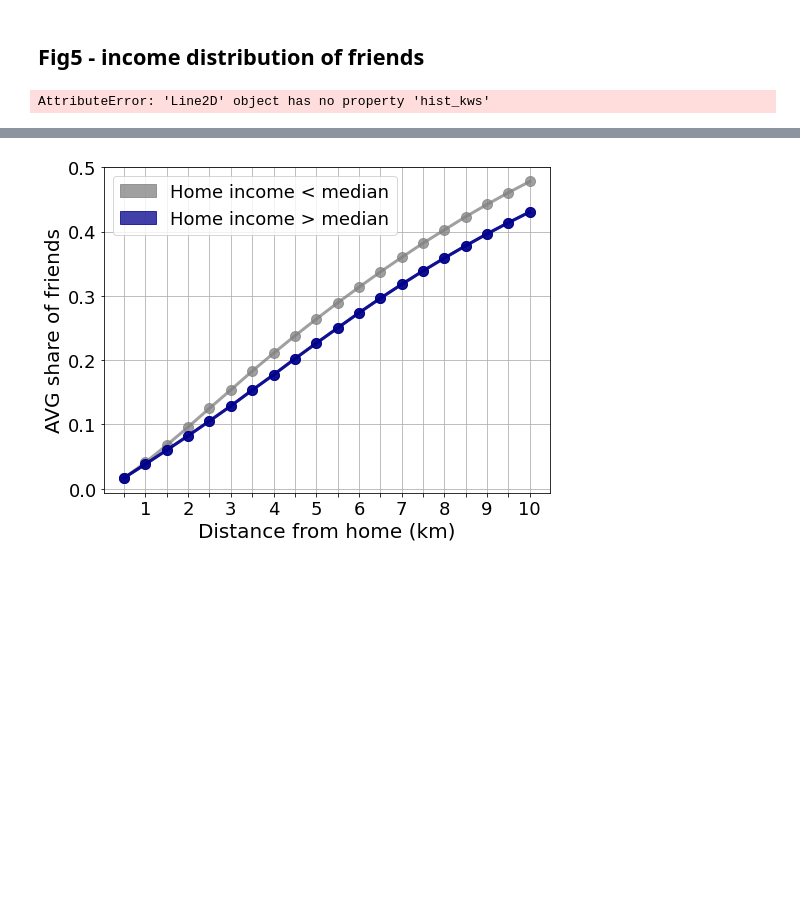
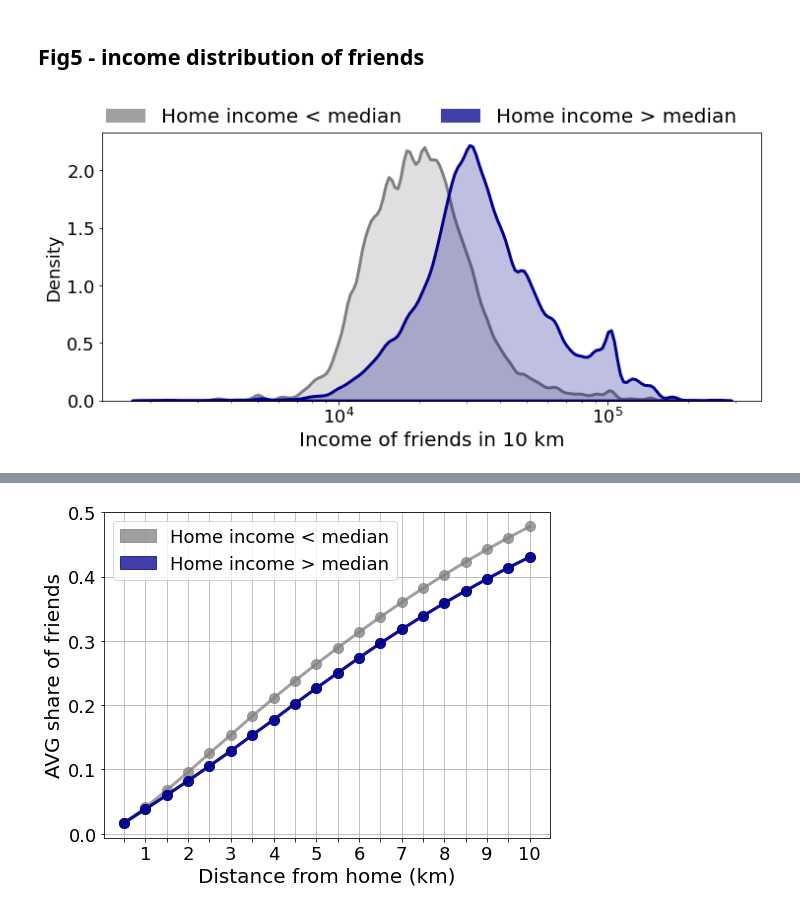
Before and after one commit to sandorjuhasz/ties-around-home, a Jupyter notebook: scripts/visuals.ipynb, the cells around one changed output, grey strips where cells are left out. Saved outputs shown, nothing was run; the diff lists cells and outputs as text; code cells hidden in the pictures; blank space fills up the shorter version.

Commit message:
visuals notebook fig5 updated

```diff
--- a/scripts/visuals.ipynb
+++ b/scripts/visuals.ipynb
@@ -795,49 +784,29 @@ temp_rich10000 = temp_rich[temp_rich["dist_hh"]<=10000]
+# %%
+# data for the density plots
+dist10 = edge_table[edge_table["dist_hh"]<=10000]
+dist5 = edge_table[edge_table["dist_hh"]<=5000]
+dist1 = edge_table[edge_table["dist_hh"]<=1000]
 # %%
 # density
 plt.rcParams['font.size'] = 18
 fig,ax = plt.subplots(1,1, figsize=(12,5))
 
-
-## in 10 km
-ax = sns.displot(temp_poor10000['income2'], kind="kde",
-    color = 'grey',
-    hist_kws={'edgecolor':'black'},
-    kde_kws={'linewidth': 2})
-
-ax = sns.displot(temp_rich10000['income2'], kind="kde",
-    color = 'darkblue',
-    hist_kws={'edgecolor':'black'},
-    kde_kws={'linewidth': 2})
-
-# for filling
-l1 = ax.lines[0]
-x1 = l1.get_xydata()[:,0]
-y1 = l1.get_xydata()[:,1]
-
-l2 = ax.lines[1]
-x2 = l2.get_xydata()[:,0]
-y2 = l2.get_xydata()[:,1]
-
-# add filling
-ax.fill_between(x1,y1, color="grey", alpha=0.3)
-ax.fill_between(x2,y2, color="darkblue", alpha=0.3)
-
+ax = sns.kdeplot(dist10[dist10["poor1"]==1]["income2"], log_scale=True, fill=True, color="grey", linewidth=3)
+ax = sns.kdeplot(dist10[dist10["poor1"]==0]["income2"], log_scale=True, fill=True, color="darkblue", linewidth=3)
 
 # set axis info
-ax.set_xscale('log')
 ax.set_xlabel("Income of friends in 10 km", size=20)
-#ax.set(yticklabels=[])
-
-
 
 # legend
 custom_lines = [Patch(facecolor='grey', alpha=0.75), Patch(facecolor='darkblue', alpha=0.75)]
 labels = [ 'Home income < median', 'Home income > median']
 
 plt.figlegend(custom_lines, labels, loc='upper center',
     bbox_to_anchor=(0.5, 1),
     ncol=2, frameon=False, fontsize=20)
 
+
 plt.show()
+# plt.savefig('../fig/mf5.png',density=300,bbox_inches='tight')
 # %% [output]
-AttributeError: 'Line2D' object has no property 'hist_kws'
+[figure, added]
```
Also changed, not shown: parts of 3 cells of this notebook.
